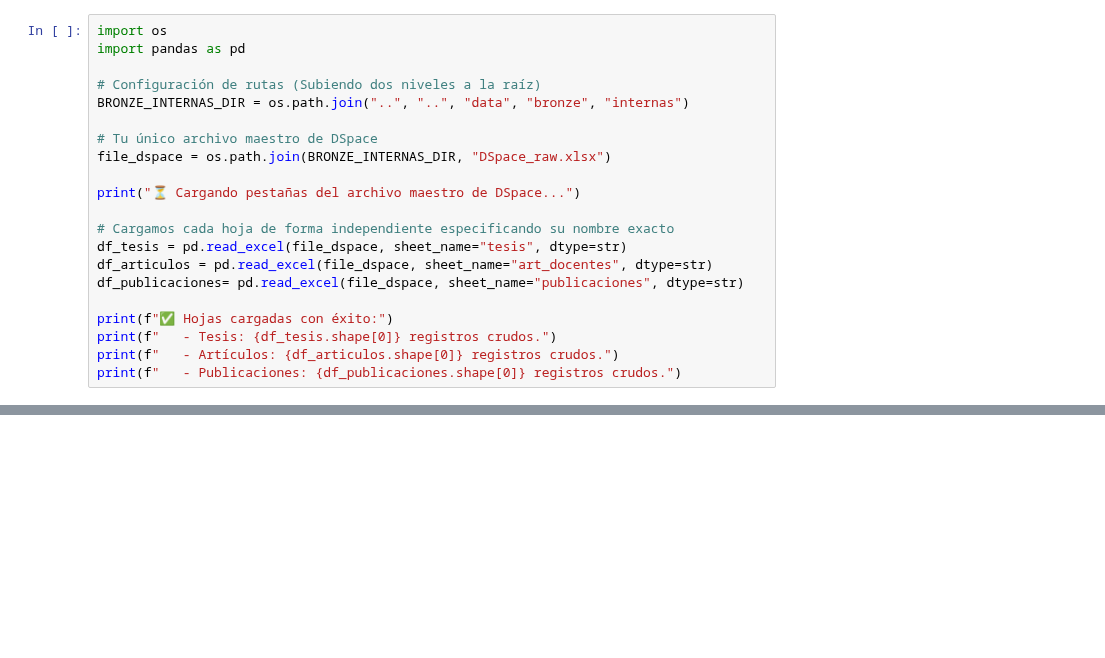
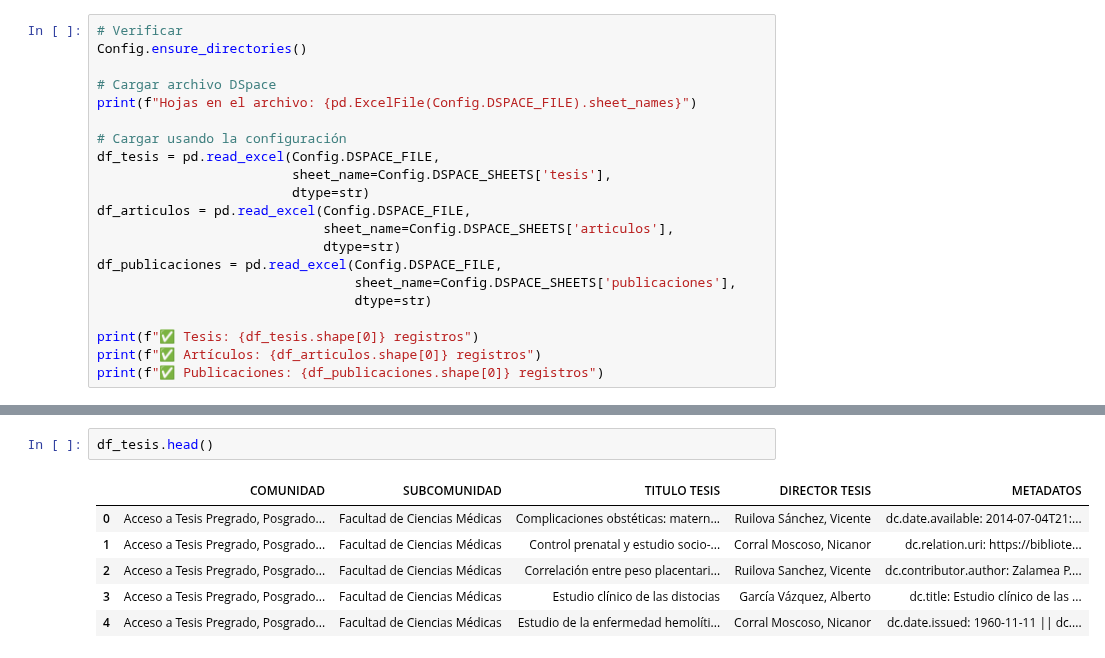
Before and after one commit to MichelleLuzA/ucuenca-sabe, a Jupyter notebook: notebooks/01_docentes/02_fuzzy_matching_dspace.ipynb, the cells around one changed output, grey strips where cells are left out. Cells and saved outputs as stored; diff of their text form; blank space fills up the shorter version.

```diff
--- a/notebooks/01_docentes/02_fuzzy_matching_dspace.ipynb
+++ b/notebooks/01_docentes/02_fuzzy_matching_dspace.ipynb
@@ -1,22 +104,22 @@
 # %%
-import os
-import pandas as pd
+# Verificar
+Config.ensure_directories()
 
-# Configuración de rutas (Subiendo dos niveles a la raíz)
-BRONZE_INTERNAS_DIR = os.path.join("..", "..", "data", "bronze", "internas")
+# Cargar archivo DSpace
+print(f"Hojas en el archivo: {pd.ExcelFile(Config.DSPACE_FILE).sheet_names}")
 
-# Tu único archivo maestro de DSpace
-file_dspace = os.path.join(BRONZE_INTERNAS_DIR, "DSpace_raw.xlsx")
+# Cargar usando la configuración
+df_tesis = pd.read_excel(Config.DSPACE_FILE,
+                         sheet_name=Config.DSPACE_SHEETS['tesis'],
+                         dtype=str)
+df_articulos = pd.read_excel(Config.DSPACE_FILE,
+                             sheet_name=Config.DSPACE_SHEETS['articulos'],
+                             dtype=str)
+df_publicaciones = pd.read_excel(Config.DSPACE_FILE,
+                                 sheet_name=Config.DSPACE_SHEETS['publicaciones'],
+                                 dtype=str)
 
-print("⏳ Cargando pestañas del archivo maestro de DSpace...")
-
-# Cargamos cada hoja de forma independiente especificando su nombre exacto
-df_tesis = pd.read_excel(file_dspace, sheet_name="tesis", dtype=str)
-df_articulos = pd.read_excel(file_dspace, sheet_name="art_docentes", dtype=str)
-df_publicaciones= pd.read_excel(file_dspace, sheet_name="publicaciones", dtype=str)
-
-print(f"✅ Hojas cargadas con éxito:")
-print(f"   - Tesis: {df_tesis.shape[0]} registros crudos.")
-print(f"   - Artículos: {df_articulos.shape[0]} registros crudos.")
-print(f"   - Publicaciones: {df_publicaciones.shape[0]} registros crudos.")
+print(f"✅ Tesis: {df_tesis.shape[0]} registros")
+print(f"✅ Artículos: {df_articulos.shape[0]} registros")
+print(f"✅ Publicaciones: {df_publicaciones.shape[0]} registros")
 # %% [output]
@@ -27,0 +162,9 @@ print(f"   - Publicaciones: {df_publicaciones.shape[0]} registros crudos.")
+# %%
+df_tesis.head()
+# %% [output]
+|  | COMUNIDAD | SUBCOMUNIDAD | TITULO TESIS | DIRECTOR TESIS | METADATOS |
+| 0 | Acceso a Tesis Pregrado, Posgrado... | Facultad de Ciencias Médicas | Complicaciones obstéticas: matern... | Ruilova Sánchez, Vicente | dc.date.available: 2014-07-04T21:... |
+| 1 | Acceso a Tesis Pregrado, Posgrado... | Facultad de Ciencias Médicas | Control prenatal y estudio socio-... | Corral Moscoso, Nicanor | dc.relation.uri: https://bibliote... |
+| 2 | Acceso a Tesis Pregrado, Posgrado... | Facultad de Ciencias Médicas | Correlación entre peso placentari... | Ruilova Sanchez, Vicente | dc.contributor.author: Zalamea P.... |
+| 3 | Acceso a Tesis Pregrado, Posgrado... | Facultad de Ciencias Médicas | Estudio clínico de las distocias | García Vázquez, Alberto | dc.title: Estudio clínico de las ... |
+| 4 | Acceso a Tesis Pregrado, Posgrado... | Facultad de Ciencias Médicas | Estudio de la enfermedad hemolíti... | Corral Moscoso, Nicanor | dc.date.issued: 1960-11-11 || dc.... |
```
Also changed, not shown: parts of 16 cells of this notebook, 4 other files.
